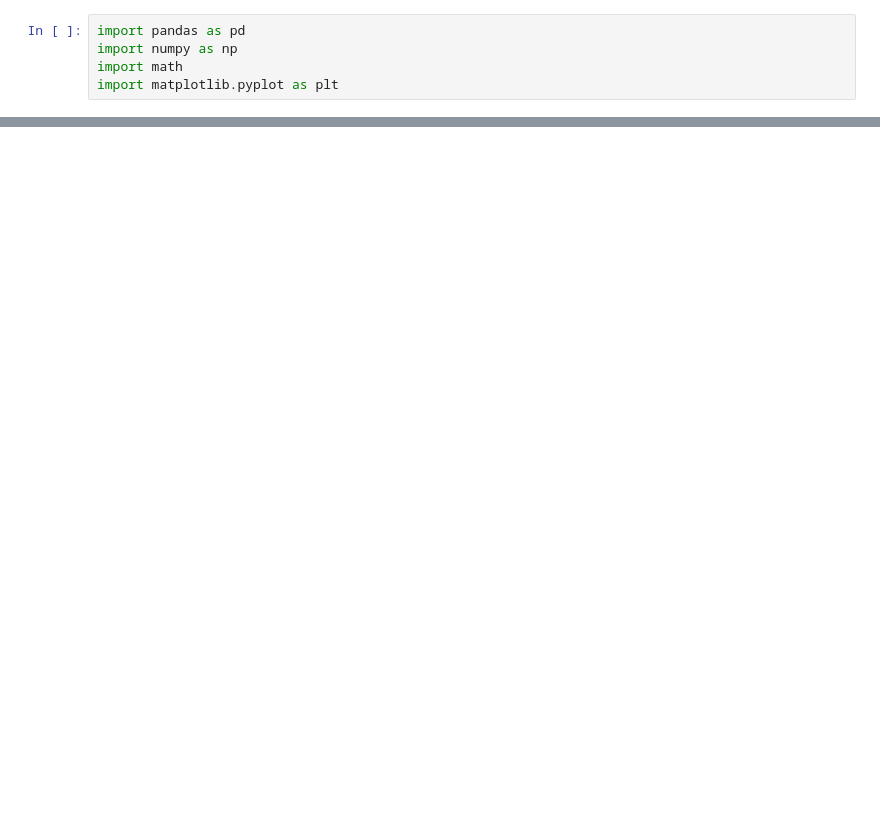
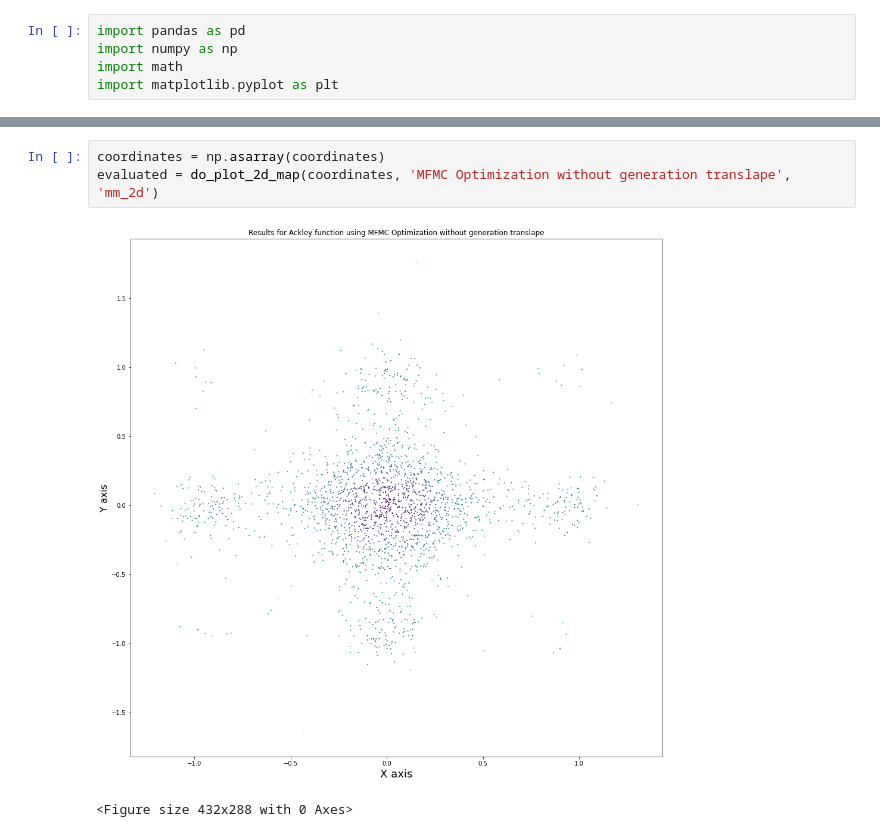
Before and after one commit to JamirLeal/python_hw, a Jupyter notebook: hw1/blind_optimization.ipynb, the cells around one changed output, grey strips where cells are left out. Cells and saved outputs as stored; diff of their text form; blank space fills up the shorter version.

```diff
--- a/hw1/blind_optimization.ipynb
+++ b/hw1/blind_optimization.ipynb
@@ -196,0 +218,6 @@ plot_curve(evaluated[:500])
+# %%
+coordinates = np.asarray(coordinates)
+evaluated = do_plot_2d_map(coordinates, 'MFMC Optimization without generation translape', 'mm_2d')
+# %% [output]
+[figure, added]
+<Figure size 432x288 with 0 Axes>
```
Also changed, not shown: parts of 35 cells of this notebook, 8 other files.
